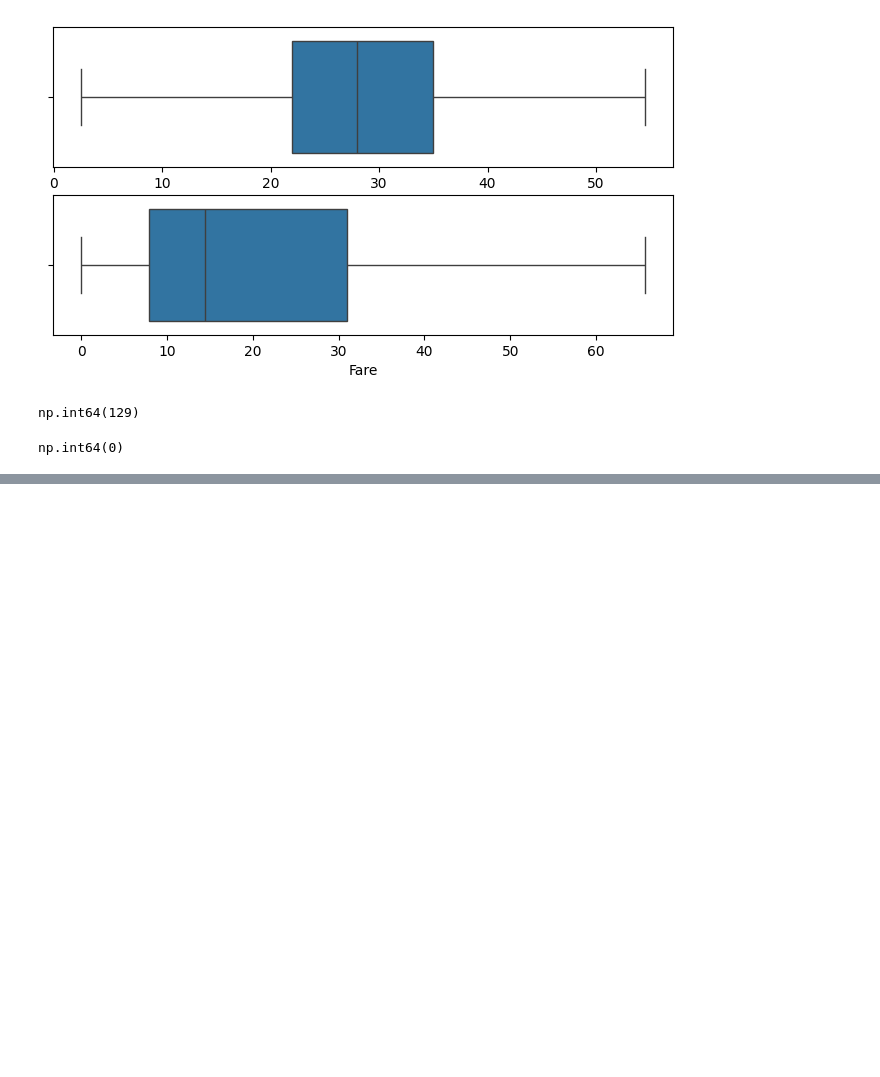
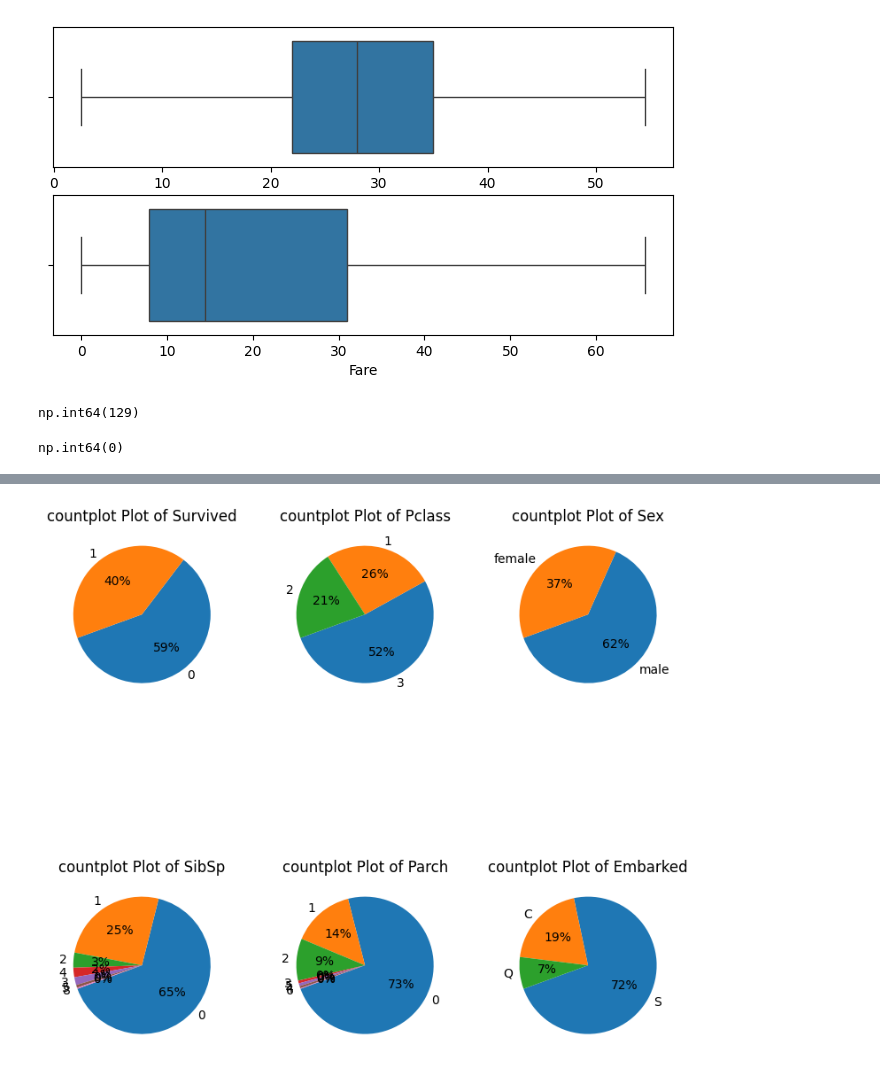
Before and after one commit to Hazem-Amr/GIZ4_AIS2_S1_Ml, a Jupyter notebook: src/Python/Session_8/Code/Preprocessing.ipynb, the cells around one changed output, grey strips where cells are left out. Cells and saved outputs as stored; diff of their text form; code cells hidden in the pictures; blank space fills up the shorter version.

```diff
--- a/src/Python/Session_8/Code/Preprocessing.ipynb
+++ b/src/Python/Session_8/Code/Preprocessing.ipynb
@@ -221,0 +268,13 @@ np.int64(0)
+# %%
+plt.figure(figsize=(9, 8))
+for i, col in enumerate(cat_col):
+    plt.subplot(2, 3, i+1)
+    unique = df[col].value_counts()
+    count = unique.values
+    categories = unique.index
+    plt.pie(count , labels=categories , startangle=200 , autopct="%1.1d%%")
+    plt.title(f"countplot Plot of {col}")
+plt.subplots_adjust(hspace=.8 , wspace=0.3)
+plt.show()
+# %% [output]
+[figure, added]
```
Also changed, not shown: parts of 18 cells of this notebook, 1 other file.
